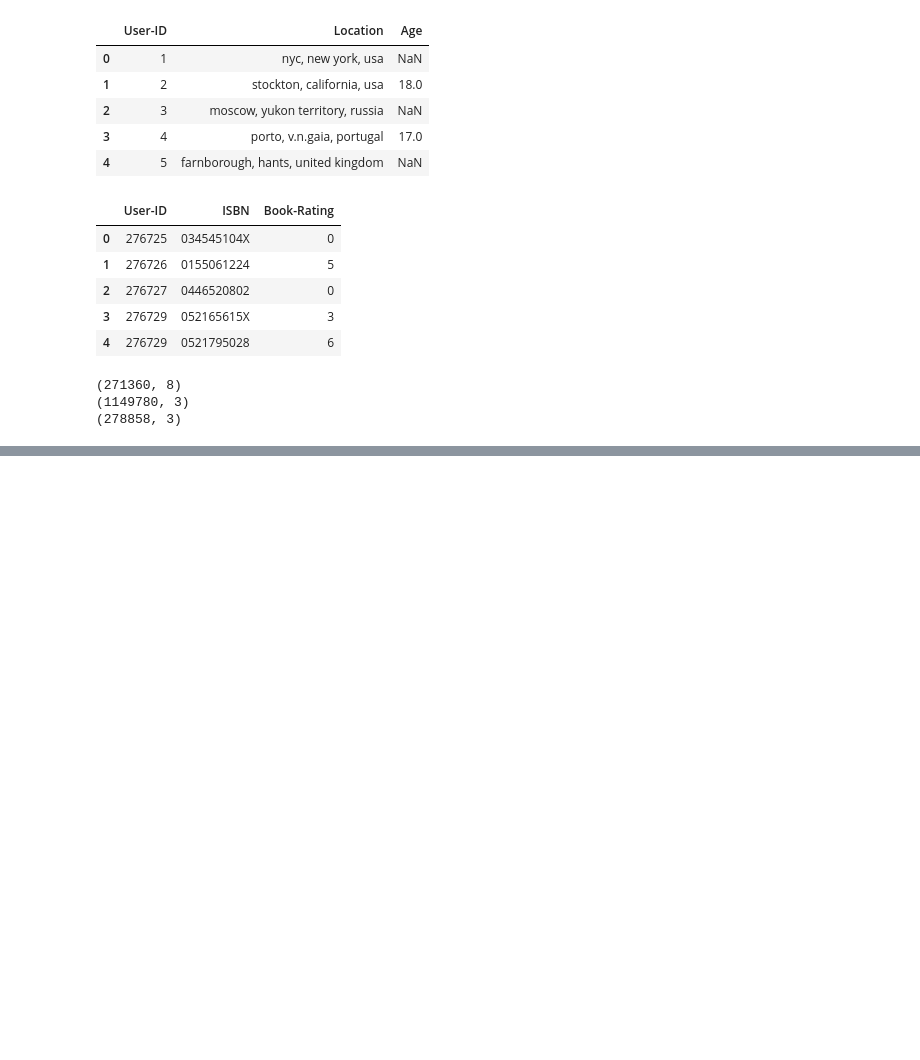
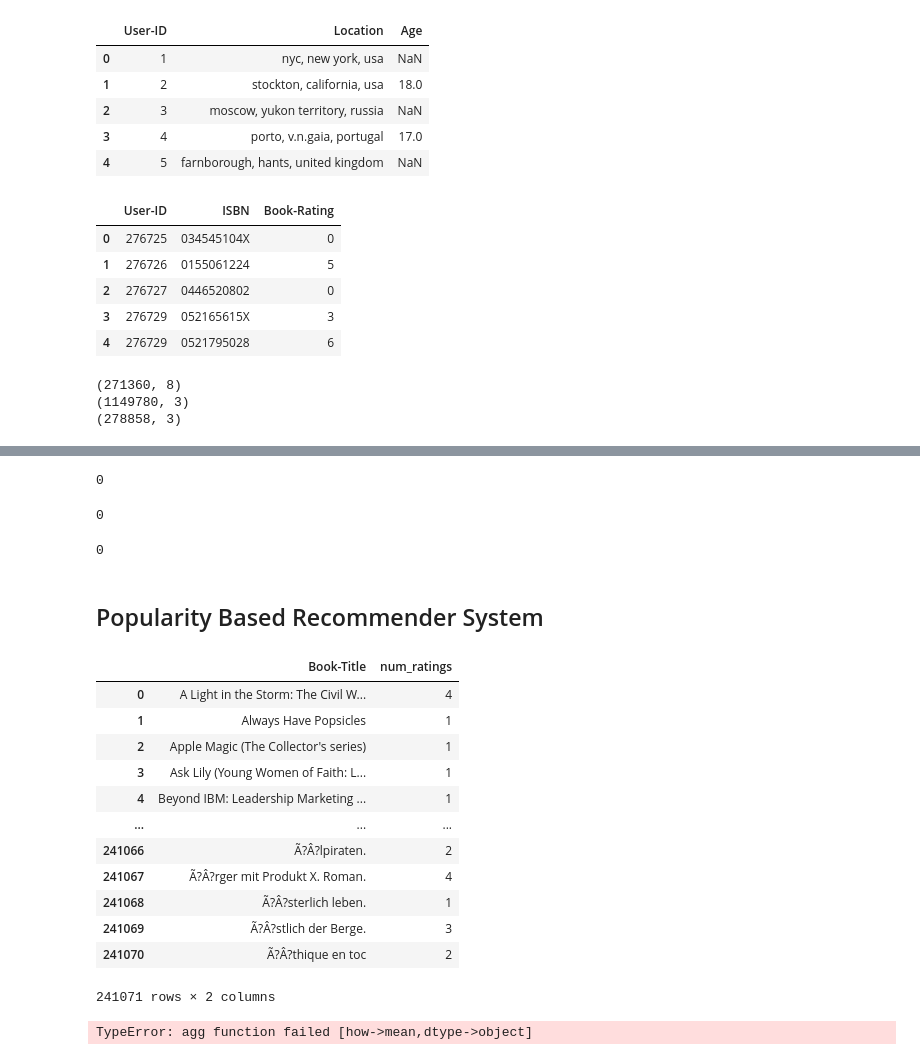
Before and after one commit to vaibhavps05/book-recommendation-system, a Jupyter notebook: book-recommender-system.ipynb, the cells around one changed output, grey strips where cells are left out. Drawn from its saved outputs; the diff is of its cells as text; code cells hidden in the pictures; blank space fills up the shorter version.

```diff
--- a/book-recommender-system.ipynb
+++ b/book-recommender-system.ipynb
@@ -35,12 +35,3 @@ print(users.shape)
 (271360, 8)
 (1149780, 3)
 (278858, 3)
-# %%
-books.rename(columns={"Book-Title":'Title',
-                      'Book-Author':'Author',
-                     "Year-Of-Publication":'Year',
-                     "Image-URL-L":"URL"},inplace=True)
-
-ratings.rename(columns={"Book-Rating": "Ratings"}, inplace=True)
-# %%
-books = books[['ISBN','Title', 'Author', 'Year', 'Publisher','URL']]
@@ -68,4 +37,0 @@ x[x].shape
-# %%
-y= x[x].index
-ratings = ratings[ratings['User-ID'].isin(y)]
-ratings.shape
@@ -228,0 +64,40 @@ pickle.dump(book_pivot,open('Book_Pivot.pkl','wb'))
+# %%
+books.duplicated().sum()
+# %% [output]
+0
+# %%
+ratings.duplicated().sum()
+# %% [output]
+0
+# %%
+users.duplicated().sum()
+# %% [output]
+0
+# %% [markdown]
+## Popularity Based Recommender System
+# %%
+ratings_with_name = ratings.merge(books,on='ISBN')
+# %%
+num_rating_df = ratings_with_name.groupby('Book-Title').count()['Book-Rating'].reset_index()
+num_rating_df.rename(columns={'Book-Rating':'num_ratings'},inplace=True)
+num_rating_df
+# %% [output]
+|  | Book-Title | num_ratings |
+| 0 | A Light in the Storm: The Civil W... | 4 |
+| 1 | Always Have Popsicles | 1 |
+| 2 | Apple Magic (The Collector's series) | 1 |
+| 3 | Ask Lily (Young Women of Faith: L... | 1 |
+| 4 | Beyond IBM: Leadership Marketing ... | 1 |
+| ... | ... | ... |
+| 241066 | Ã?Â?lpiraten. | 2 |
+| 241067 | Ã?Â?rger mit Produkt X. Roman. | 4 |
+| 241068 | Ã?Â?sterlich leben. | 1 |
+| 241069 | Ã?Â?stlich der Berge. | 3 |
+| 241070 | Ã?Â?thique en toc | 2 |
+241071 rows × 2 columns
+# %%
+avg_rating_df = ratings_with_name.groupby('Book-Title')['Book-Rating'].agg(lambda x: x.astype(float).mean()).reset_index()
+avg_rating_df.rename(columns = {'Book-Rating' : 'avg_rating'}, inplace = True)
+avg_rating_df
+# %% [output]
+TypeError: agg function failed [how->mean,dtype->object]
```
Also changed, not shown: parts of 43 cells of this notebook, 18 other files.
